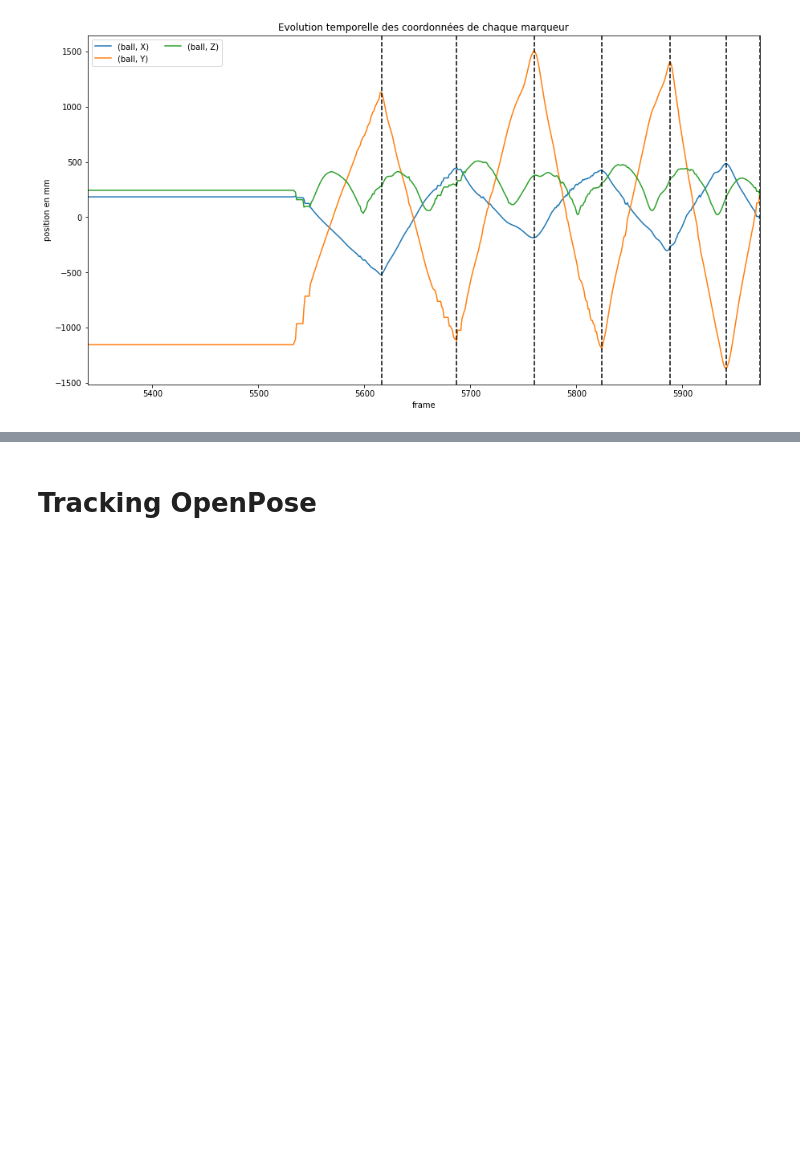
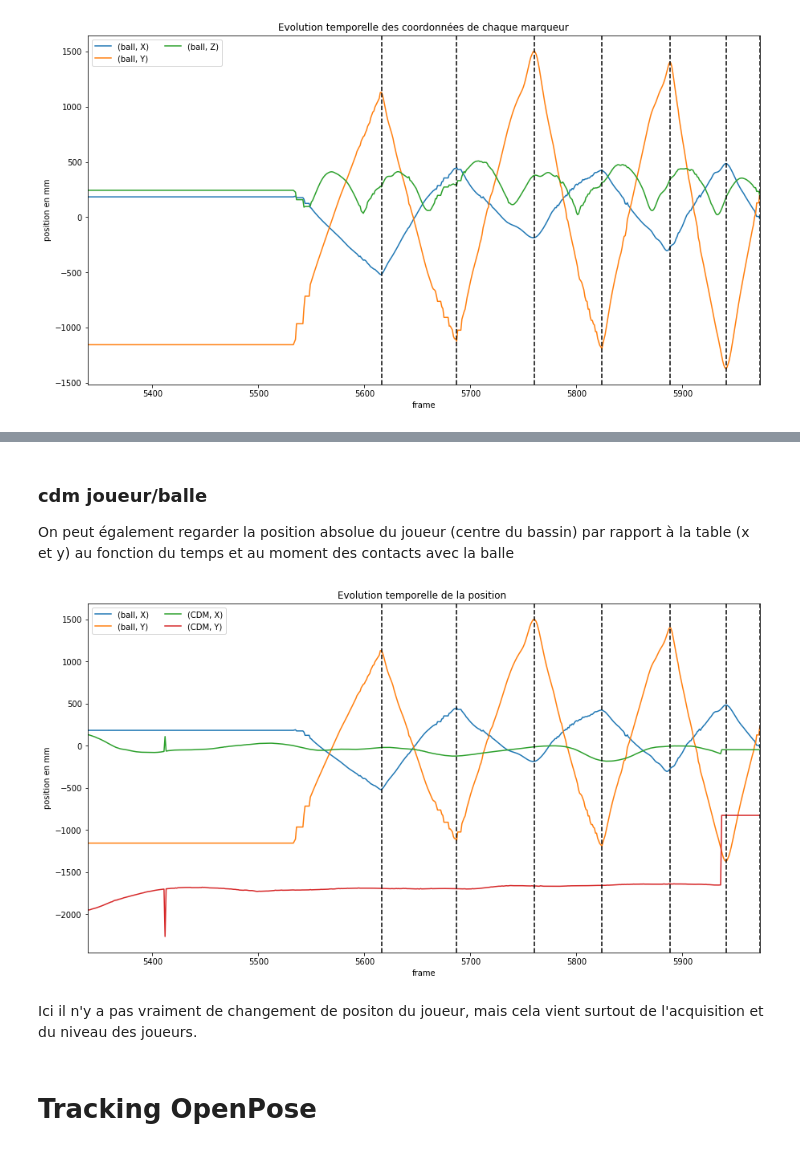
Before and after one commit to AmigoCap/MultiAcqui, a Jupyter notebook: 131119-NicoGabin_echangeTTOnePlayer/charge_data.ipynb, the cells around one changed output, grey strips where cells are left out. Cells and saved outputs as stored; diff of their text form; code cells hidden in the pictures; blank space fills up the shorter version.

```diff
--- a/131119-NicoGabin_echangeTTOnePlayer/charge_data.ipynb
+++ b/131119-NicoGabin_echangeTTOnePlayer/charge_data.ipynb
@@ -268,3 +311,21 @@ dataframe_plot_bis(only_0_lissage(mocap_data.fillna(0)),coups,ylabel='position e
+# %% [markdown]
+### cdm joueur/balle
+On peut également regarder la position absolue du joueur (centre du bassin) par rapport à la table (x et y) au fonction du temps et au moment des contacts avec la balle
+# %%
+def calcul_centre_bassin_x(row):
+    return((row[('bassin1','X')]+row[('bassin2','X')])/2)
+
+def calcul_centre_bassin_y(row):
+    return((row[('bassin1','Y')]+row[('bassin2','Y')])/2)
+
+mocap_data[('CDM','X')]=mocap_data.apply(calcul_centre_bassin_x,axis=1)
+mocap_data[('CDM','Y')]=mocap_data.apply(calcul_centre_bassin_y,axis=1)
+
+dataframe_plot_bis(only_0_lissage(mocap_data.fillna(0)),coups,ylabel='position en mm',title='Evolution temporelle de la position ',segments=[('ball','X'),('ball','Y'),('CDM','X'),('CDM','Y')])
+# %% [output]
+[figure, added]
+# %% [markdown]
+Ici il n'y a pas vraiment de changement de positon du joueur, mais cela vient surtout de l'acquisition et du niveau des joueurs.
 # %% [markdown]
 # Tracking OpenPose
 # %% [markdown]
```
Also changed, not shown: parts of 23 cells of this notebook.
